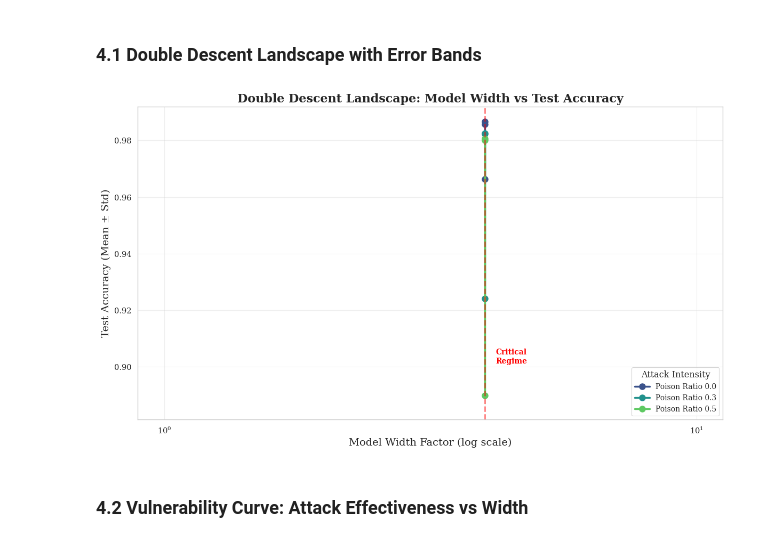
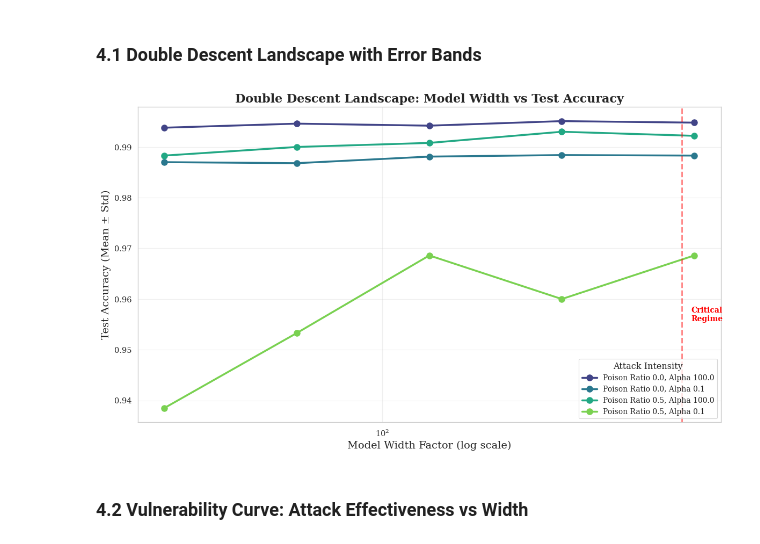
Before and after one commit to VitavatV/poisoning_attack_analysis, a Jupyter notebook: analysis_exp1_mnist.ipynb, the cells around one changed output. Cells and saved outputs as stored; diff of their text form; code cells hidden in the pictures.

```diff
--- a/analysis_exp1_mnist.ipynb
+++ b/analysis_exp1_mnist.ipynb
@@ -87,45 +87,50 @@ df.describe()
 # %%
 plt.figure(figsize=(12, 7))
 
 # Get unique poison ratios and create color palette
 poison_ratios = sorted(df['poison_ratio'].unique())
-colors = sns.color_palette("viridis", len(poison_ratios))
+alpha_values = sorted(df['alpha'].unique(), reverse=True)
+
+colors = sns.color_palette("viridis", len(poison_ratios)+len(alpha_values))
 
 for i, pr in enumerate(poison_ratios):
     subset = df[df['poison_ratio'] == pr].sort_values('width_factor')
+    for j, alpha in enumerate(alpha_values):
+        subset_alpha = subset[subset['alpha'] == alpha]
 
-    # Plot mean line
-    plt.plot(subset['width_factor'], subset['mean_test_acc'],
-             label=f"Poison Ratio {pr}", color=colors[i],
-             marker='o', linewidth=2.5, markersize=8)
+        # Plot mean line
+        plt.plot(subset_alpha['width_factor'], subset_alpha['mean_test_acc'],
+                label=f"Poison Ratio {pr}, Alpha {alpha}", color=colors[i*len(alpha_values)+j],
+                marker='o', linewidth=2.5, markersize=8)
 
-    # Plot error band (mean ± std)
-    plt.fill_between(
-        subset['width_factor'],
-        subset['mean_test_acc'] - subset['std_test_acc'],
-        subset['mean_test_acc'] + subset['std_test_acc'],
-        color=colors[i], alpha=0.2
-    )
+        # Plot error band (mean ± std)
+        plt.fill_between(
+            subset_alpha['width_factor'],
+            subset_alpha['mean_test_acc'] - subset_alpha['std_test_acc'],
+            subset_alpha['mean_test_acc'] + subset_alpha['std_test_acc'],
+            color=colors[i], alpha=0.2
+        )
 
 # Highlight critical regime (approximate interpolation threshold)
 # This would be around where the model can just fit the training data
-critical_width = subset['width_factor'].median()  # Adjust based on your data
+critical_width = 480  # Adjust based on your data
 plt.axvline(x=critical_width, color='red', linestyle='--', alpha=0.5, linewidth=2)
 plt.text(critical_width * 1.05, plt.ylim()[0] + 0.02, 'Critical\nRegime',
          color='red', fontsize=10, weight='bold')
 
 plt.title('Double Descent Landscape: Model Width vs Test Accuracy',
           fontsize=16, weight='bold')
 plt.xlabel('Model Width Factor (log scale)', fontsize=14)
 plt.ylabel('Test Accuracy (Mean ± Std)', fontsize=14)
 plt.xscale('log')
 plt.legend(title='Attack Intensity', loc='lower right', fontsize=10)
 plt.grid(True, alpha=0.3)
+# plt.ylim(0.0, 1.0)
 plt.tight_layout()
 plt.savefig(f"{OUTPUT_DIR}/double_descent_landscape.png")
 plt.show()
 # %% [output]
-[figure, old version]
+[figure, new version]
 # %% [markdown]
 ### 4.2 Vulnerability Curve: Attack Effectiveness vs Width
 # %%
```
Also changed, not shown: parts of 8 cells of this notebook, 6 other files.
